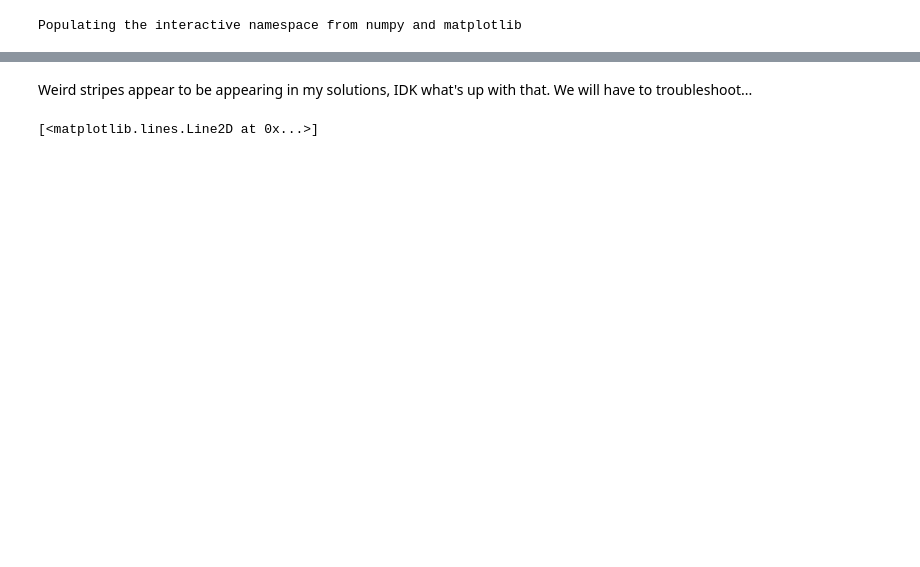
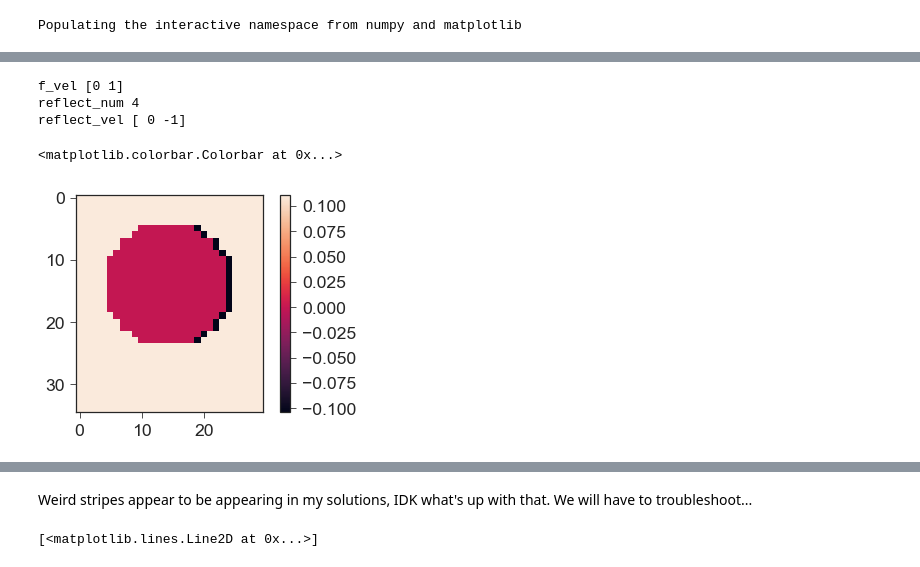
Before and after one commit to btweinstein/LB_colony_growth, a Jupyter notebook: 2018_04_23_mako_opencl_2d.ipynb, the cells around one changed output, grey strips where cells are left out. Drawn from its saved outputs; the diff is of its cells as text; code cells hidden in the pictures; blank space fills up the shorter version.

```diff
--- a/2018_04_23_mako_opencl_2d.ipynb
+++ b/2018_04_23_mako_opencl_2d.ipynb
@@ -165,3 +149,21 @@ dla_colony.run(100)
+# %%
+f_num = 2
+f_vel = dla_colony.velocity_set.c_vec[:, f_num]
+print 'f_vel', f_vel
+reflect_num = dla_colony.velocity_set.reflect_list[f_num]
+print 'reflect_num', reflect_num
+reflect_vel = dla_colony.velocity_set.c_vec[:, reflect_num]
+print 'reflect_vel', reflect_vel
+
+
+plt.imshow(dla_colony.f_streamed.get()[nx/2-15:nx/2 + 20, ny/2-15:ny/2+15, f_num], interpolation=None)
+plt.colorbar()
+# %% [output]
+f_vel [0 1]
+reflect_num 4
+reflect_vel [ 0 -1]
+<matplotlib.colorbar.Colorbar at 0x...>
+[figure, added]
 # %%
 plt.imshow(dla_colony.rho.get())
 plt.colorbar()
```
Also changed, not shown: parts of 19 cells of this notebook, 2 other files.
